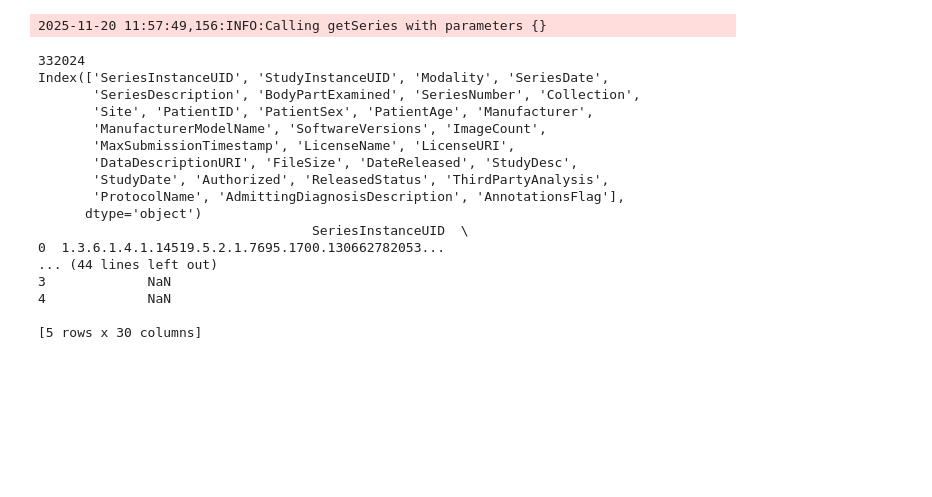
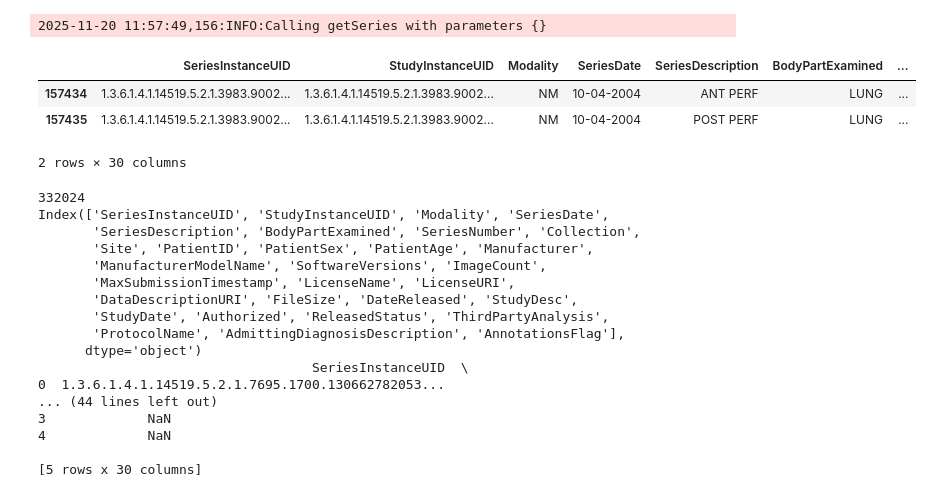
Before and after one commit to TrigosTeam/ImageOmics-Foundation-Model, a Jupyter notebook: Data Selection/00_data_catalogue_analysis_tcia.ipynb, the cells around one changed output. Saved outputs shown, nothing was run; the diff lists cells and outputs as text; code cells hidden in the pictures; blank space fills up the shorter version.

```diff
--- a/Data Selection/data_catalogue_analysis_tcia.ipynb
+++ b/Data Selection/00_data_catalogue_analysis_tcia.ipynb
@@ -53,6 +53,13 @@ df.to_pickle("data_catalogue_tcia_api.pkl")
 # %%
 # load python data dictionary
 df_api = pd.read_pickle("data_catalogue_tcia_api.pkl")
+# %%
+df_api[df_api["PatientID"]=="TCGA-J2-8194"]
+# %% [output]
+|  | SeriesInstanceUID | StudyInstanceUID | Modality | SeriesDate | SeriesDescription | BodyPartExamined | ... |
+| 157434 | 1.3.6.1.4.1.14519.5.2.1.3983.9002... | 1.3.6.1.4.1.14519.5.2.1.3983.9002... | NM | 10-04-2004 | ANT PERF | LUNG | ... |
+| 157435 | 1.3.6.1.4.1.14519.5.2.1.3983.9002... | 1.3.6.1.4.1.14519.5.2.1.3983.9002... | NM | 10-04-2004 | POST PERF | LUNG | ... |
+2 rows × 30 columns
 # %%
 # Have a peek at the data
 print(len(df_api)) #length of the dataframe
```
Also changed, not shown: parts of 2 cells of this notebook, 11 other files.
